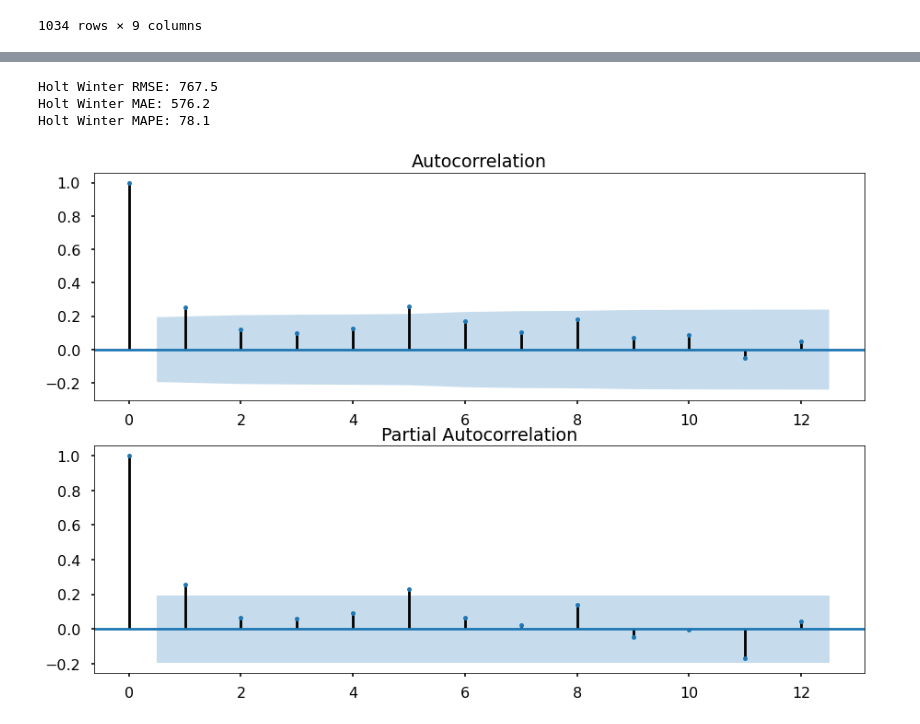
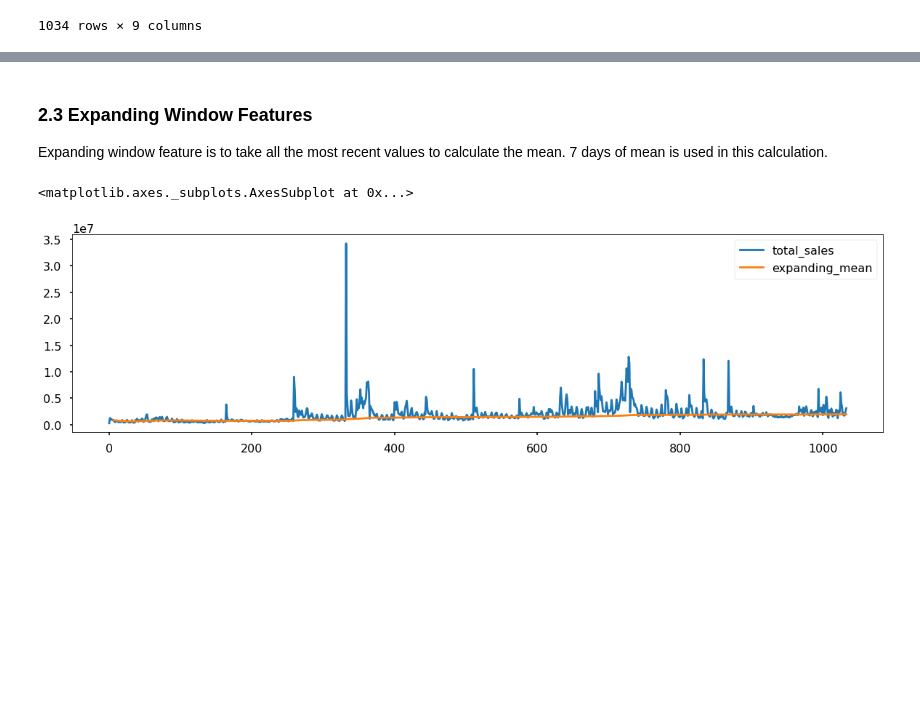
Before and after one commit to mingxiang1006/Predict_Futre_Sale, a Jupyter notebook: src/Guan-FeatureEngineering.ipynb, the cells around one changed output, grey strips where cells are left out. Cells and saved outputs as stored; diff of their text form; code cells hidden in the pictures; blank space fills up the shorter version.

```diff
--- a/src/Guan-FeatureEngineering.ipynb
+++ b/src/Guan-FeatureEngineering.ipynb
@@ -339,3 +120,0 @@ Warnings:
-# %%
-all_data_by_day['forecast_data'] = ARIMAresult.predict(start = 800, end= 1200, dynamic= True)
-all_data_by_day [['total_sales','forecast_data']]. plot (figsize= (12,8))
@@ -369,9 +120,0 @@ Name: total_sales, dtype: float64
-# %%
-all_data_by_day = all_data
-aggregations = {'total_sales':'sum'}
-all_data_by_day = all_data_by_day.groupby(['date'], as_index=False).agg(aggregations)
-
-decomposition = seasonal_decompose(all_data_by_day['total_sales'], period=34)
-figure = plt.figure()
-figure = decomposition.plot()
-figure.set_size_inches(15, 8)
@@ -383,5 +120,0 @@ figure.set_size_inches(15, 8)
-# %%
-all_data_by_day['date'] = pd.to_datetime(all_data_by_day['date'])
-all_data_by_day = all_data_by_day.set_index('date')
-all_data_by_day = all_data_by_day['2013-01-01':'2015-10-31'].resample('D').sum()
-all_data_by_day
@@ -646,19 +120,0 @@ The Root Mean Squared Error of additive damped trend, additive seasonal of perio
-# %%
-# Holt-Winters’ Seasonal Method
-model = HWES(y, seasonal_periods=12, trend='add', seasonal='add')
-model_fit = model.fit()
-print(model_fit.summary().tables[1])
-
-# make prediction
-yhat = model_fit.predict(12, len(y)+18) # predict N ahead of the last one
-
-dataList = list(y)
-yhatList = list(yhat)
-
-plt.style.use('seaborn-poster')
-plt.figure()
-plt.plot(dataList, label='Original')
-plt.plot(yhatList, ls='--', label='Predicted')
-plt.legend(loc='best')
-plt.title('Holt Winter model')
-plt.show()
@@ -684,33 +121,10 @@ initial_seasons.11           -637.35005                 s.11                 Tru
-# %%
-# Evaluation Score
-
-rmse = sqrt(mean_squared_error(dataList,yhatList[0:102]))
-print('Holt Winter RMSE: %.1f' % rmse)
-
-mae = mean_absolute_error(dataList,yhatList[0:102])
-print('Holt Winter MAE: %.1f' % mae)
-
-
-def mean_absolute_percentage_error(y_true, y_pred):
-    y_true, y_pred = np.array(y_true), np.array(y_pred)
-    return np.mean(np.abs((y_true - y_pred) / y_true)) * 100
-
-mape = mean_absolute_percentage_error(dataList,yhatList[0:102])
-print('Holt Winter MAPE: %.1f' % mape)
-# %% [output]
-Holt Winter RMSE: 767.5
-Holt Winter MAE: 576.2
-Holt Winter MAPE: 78.1
-# %%
-# Initial approximation of parameters using Autocorrelation and Partial Autocorrelation Plots
-# Get p and q for Holt Winter
-
-plt.figure(figsize=(15,10))
-ax = plt.subplot(211)
-sm.graphics.tsa.plot_acf(y, lags=12, ax=ax)
-ax = plt.subplot(212)
-sm.graphics.tsa.plot_pacf(y, lags=12, ax=ax)
-#plt.tight_layout()
-plt.show()
-# %% [output]
-[figure, removed]
+# %% [markdown]
+### 2.3 Expanding Window Features
+Expanding window feature is to take all the most recent values to calculate the mean. 7 days of mean is used in this calculation.
+# %%
+#construct the expanding mean of 7 days (1 week) compare with total sales
+all_data_by_day['expanding_mean'] = all_data_by_day['total_sales'].expanding(7).mean()
+all_data_by_day[['total_sales', 'expanding_mean']].plot(figsize=(20, 5))
+# %% [output]
+<matplotlib.axes._subplots.AxesSubplot at 0x...>
+[figure, added]
```
Also changed, not shown: parts of 50 cells of this notebook.
